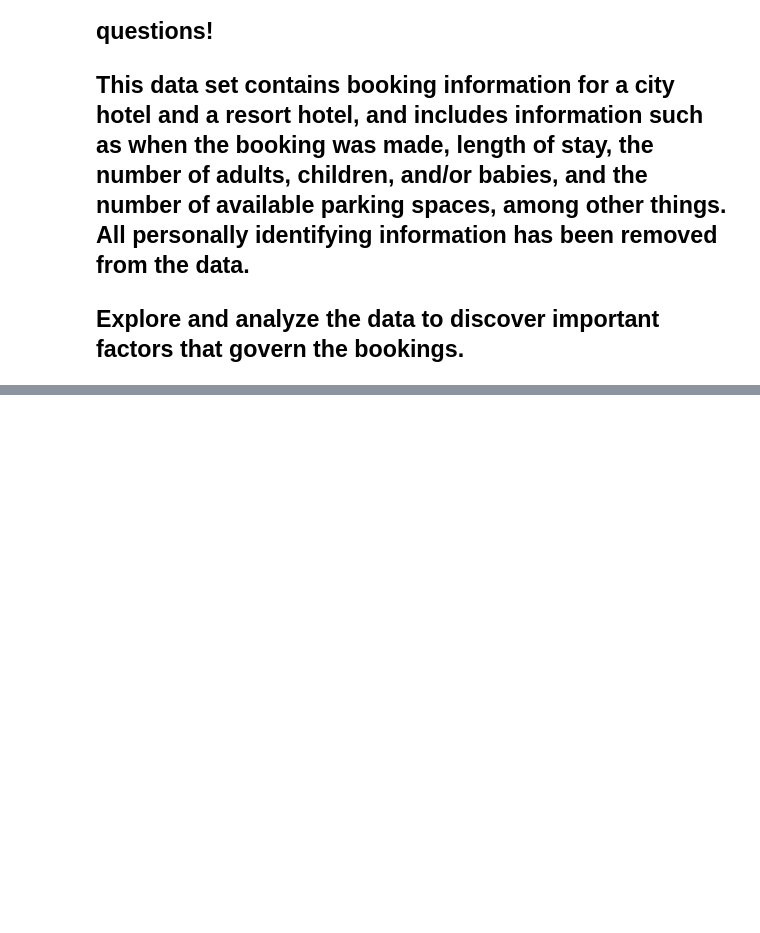
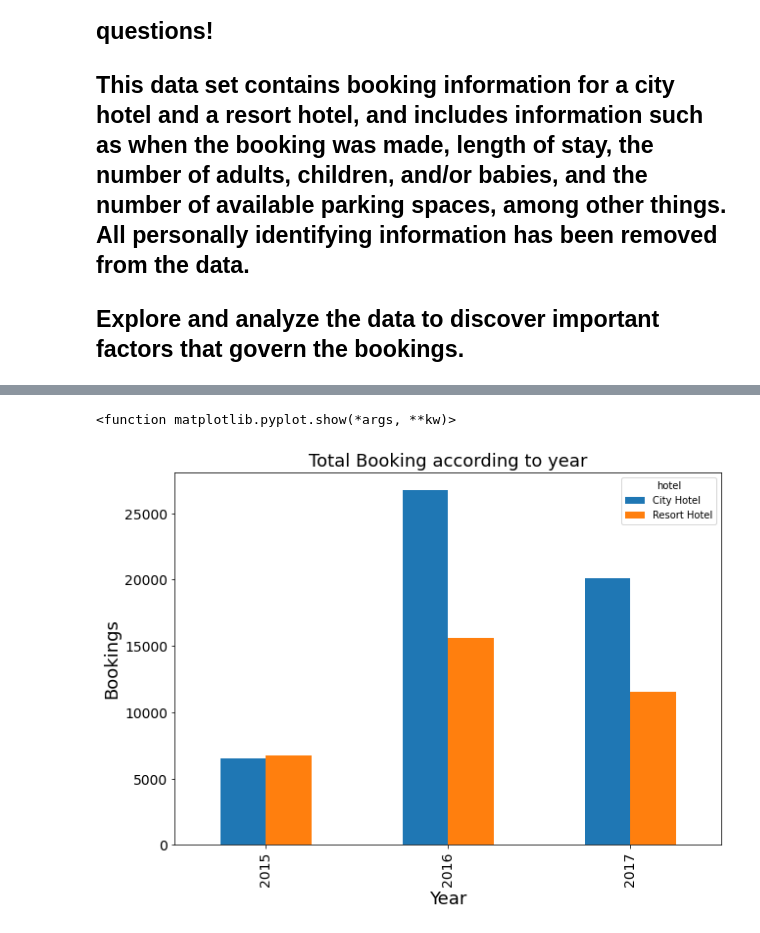
Before and after one commit to shubham-jindal/Hotel_Booking_Analysis-EDA, a Jupyter notebook: Hotel_Booking_Analysis_Capstone_Project.ipynb, the cells around one changed output, grey strips where cells are left out. Cells and saved outputs as stored; diff of their text form; code cells hidden in the pictures; blank space fills up the shorter version.

```diff
--- a/Hotel_Booking_Analysis_Capstone_Project.ipynb
+++ b/Hotel_Booking_Analysis_Capstone_Project.ipynb
@@ -66,0 +371,13 @@ dtype: int64
+# %%
+# Creating a bar chart to show number of bookings in the given 3 years
+booking = df1.groupby(['arrival_date_year','hotel'])['arrival_date_year'].count().unstack()
+
+booking.plot.bar(figsize = (10,7),fontsize = 14)
+
+plt.title('Total Booking according to year', fontsize = 18)
+plt.ylabel('Bookings', fontsize = 18)
+plt.xlabel('Year', fontsize = 18)
+plt.show
+# %% [output]
+<function matplotlib.pyplot.show(*args, **kw)>
+[figure, added]
```
Also changed, not shown: parts of 146 cells of this notebook.
